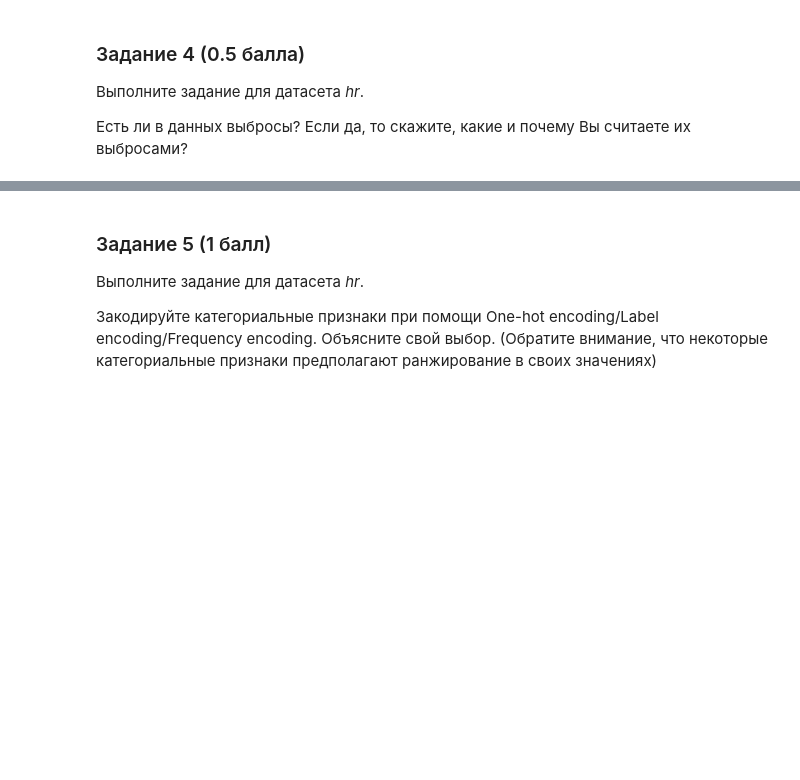
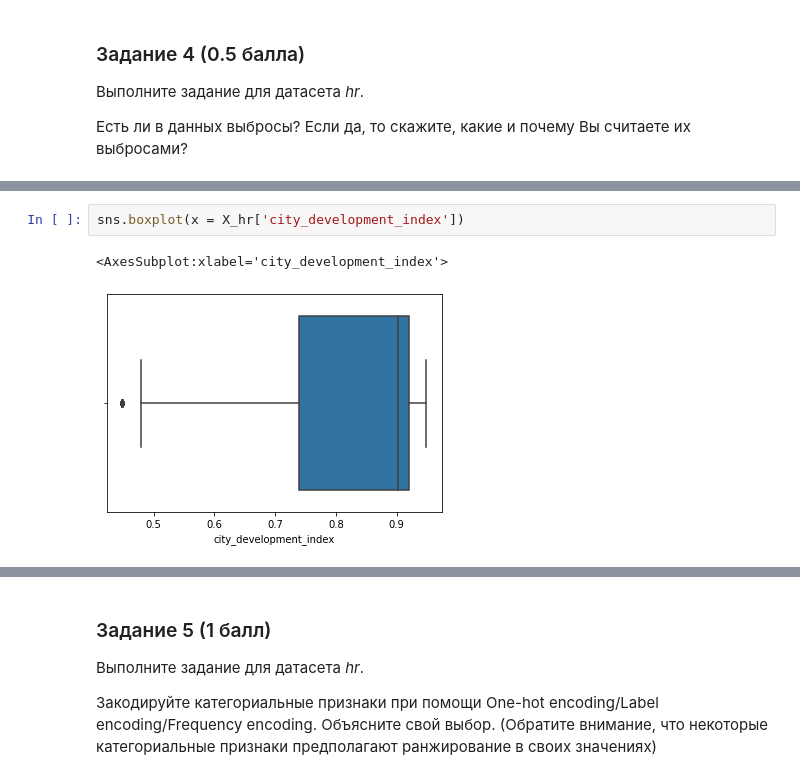
Before and after one commit to rustbas/MachineLearningHW, a Jupyter notebook: HW1/HW_EDA.ipynb, the cells around one changed output, grey strips where cells are left out. Drawn from its saved outputs; the diff is of its cells as text; blank space fills up the shorter version.

```diff
--- a/HW1/HW_EDA.ipynb
+++ b/HW1/HW_EDA.ipynb
@@ -251,0 +439,5 @@ _Ваш ответ_
+# %%
+sns.boxplot(x = X_hr['city_development_index'])
+# %% [output]
+<AxesSubplot:xlabel='city_development_index'>
+[figure, added]
```
Also changed, not shown: parts of 60 cells of this notebook, 58 other files.
